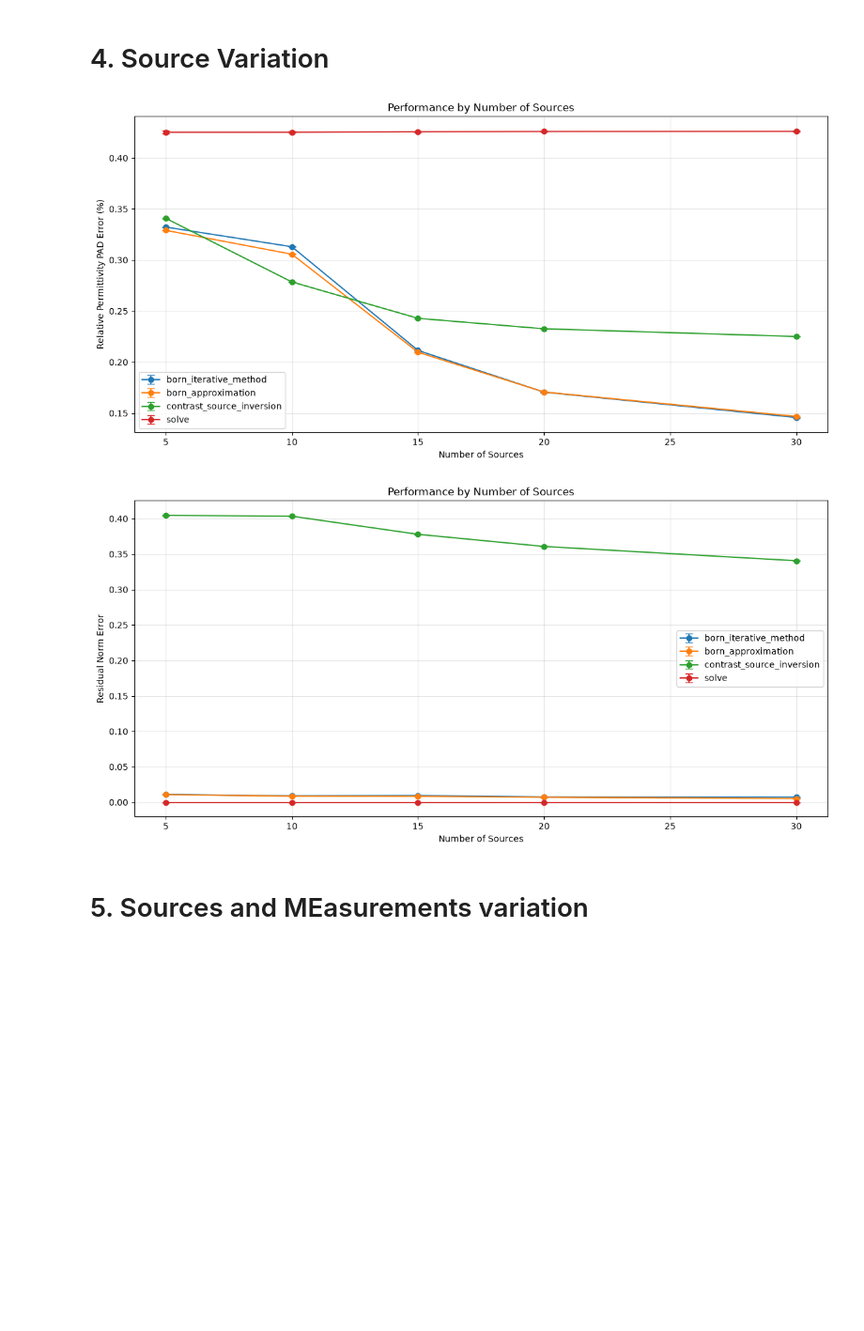
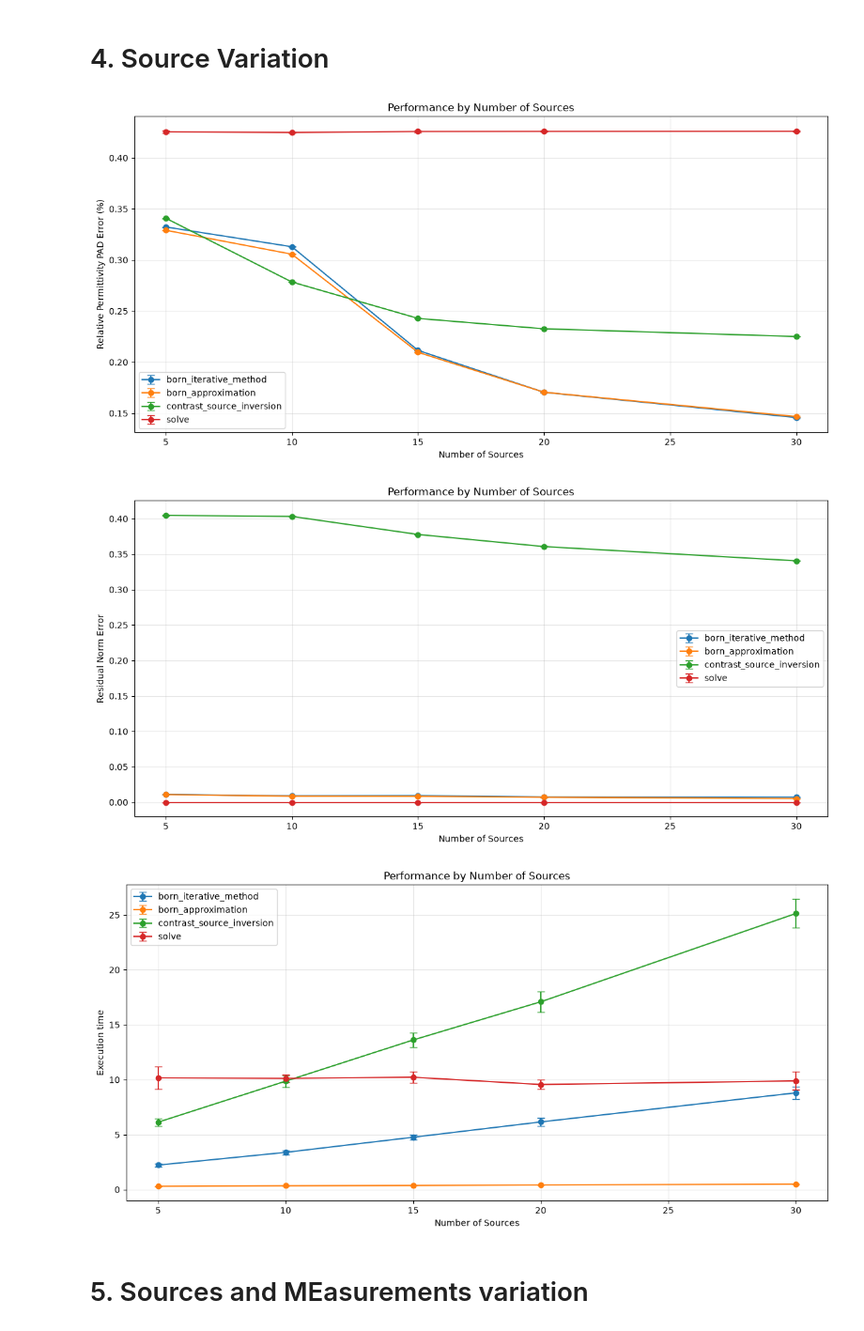
Before and after one commit to andre-batista/eispy2d, a Jupyter notebook: demo/example_benchmark_evaluate.ipynb, the cells around one changed output. Shown at 94% size. Drawn from its saved outputs; the diff is of its cells as text; code cells hidden in the pictures; blank space fills up the shorter version.

```diff
--- a/demo/example_benchmark_evaluate.ipynb
+++ b/demo/example_benchmark_evaluate.ipynb
@@ -323,28 +348,40 @@ plot_variation(
 # %%
 indicator = rst.REL_PERMITTIVITY_PAD_ERROR
 
 data = collect_group('sources', indicator)
 
 plot_variation(
     data,
     'Performance by Number of Sources',
     'Number of Sources',
     'Relative Permittivity PAD Error (%)'
 )
 
 indicator = rst.RESIDUAL_NORM_ERROR
 
 data = collect_group('sources', indicator)
 
 plot_variation(
     data,
     'Performance by Number of Sources',
     'Number of Sources',
     'Residual Norm Error'
 )
+
+indicator = rst.EXECUTION_TIME
+
+data = collect_group('sources', indicator)
+
+plot_variation(
+    data,
+    'Performance by Number of Sources',
+    'Number of Sources',
+    'Execution time'
+)
 # %% [output]
 [figure]
 [figure]
+[figure, added]
 # %% [markdown]
 # 5. Sources and MEasurements variation
 # %%
```
Also changed, not shown: parts of 3 cells of this notebook.
